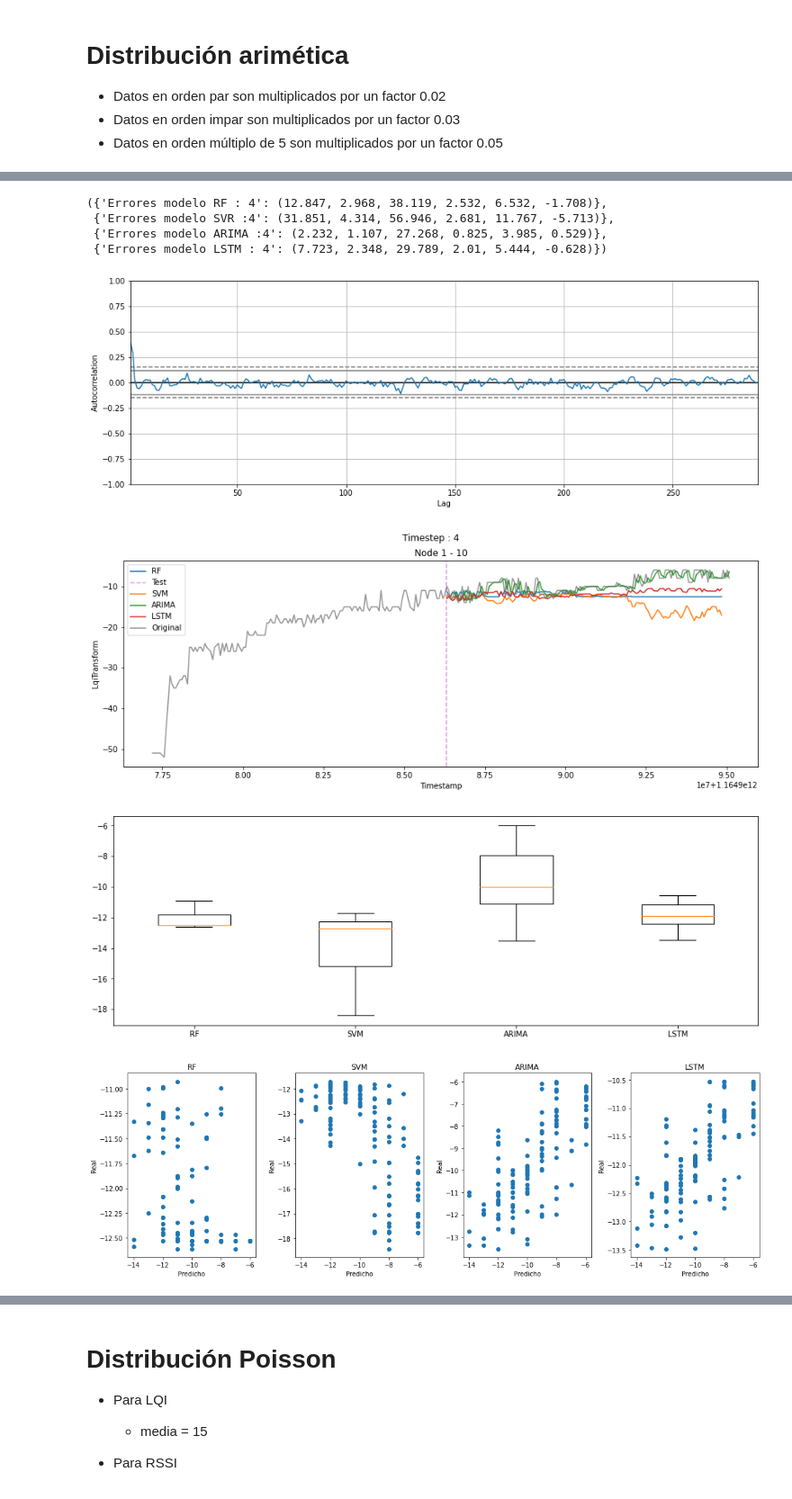
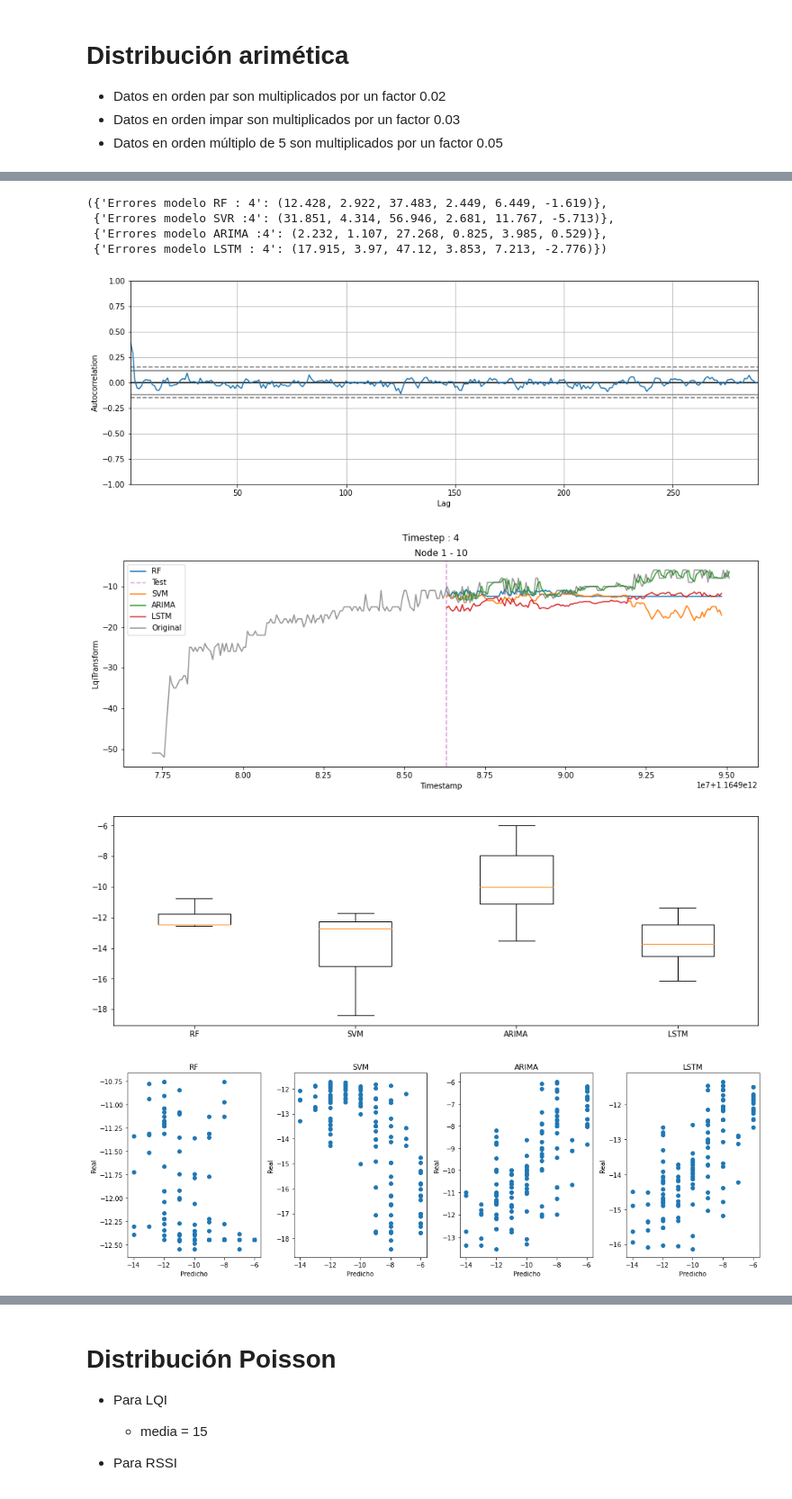
Before and after one commit to juandmantilla/Prediccion-LQI-RSSI-series-de-tiempo, a Jupyter notebook: Experimentos.ipynb, the cells around one changed output, grey strips where cells are left out. Shown at 90% size. Drawn from its saved outputs; the diff is of its cells as text; code cells hidden in the pictures.

```diff
--- a/Experimentos.ipynb
+++ b/Experimentos.ipynb
@@ -741,7 +741,7 @@ def ejecutarModelos(diferencia, promediada, path, nodeId, SrcNode, indicador, nu
                 dicLSTM["Errores modelo LSTM : " + str(i)] = errorLSTM
 
 
-            elif(i>1):
+            elif(i>1 or i<=5):
 
                 #Ejecutar modelos para más pasos históricos
                 datosML = multiplesPasos(datos, indicador, i)    #----> Sólo para RF Y SVM
@@ -1102,32 +1102,32 @@ Valores críticos
 # %%
 path = "/content/drive/My Drive/PROYECTO -- EXPERIMENTOS/dataAritmetica.csv"
 nodeId = 1
 SrcNode = 10
 indicador = "LqiTransform"
 numNeuronas = 32
-epocas = 32
+epocas = 512
 porcentaje = 0.5
 pasosHistoricos = 4
 
 ejecutarModelos(False, False, path, nodeId, SrcNode, indicador, numNeuronas, epocas, porcentaje, pasosHistoricos)
 # %% [output]
 ---------------------- DICKEY - FULLER ----------------------
 ADF Estadistico: -12.576093
 Valor p: 0.000000
 Valores críticos
         1%: -3.45326
         5%: -2.87163
         10%: -2.57215
 -------------------------------------------------------------
 ----------------------- SIN DIFERENCIAS ---------------------
-({'Errores modelo RF : 4': (12.847, 2.968, 38.119, 2.532, 6.532, -1.708)},
+({'Errores modelo RF : 4': (12.428, 2.922, 37.483, 2.449, 6.449, -1.619)},
  {'Errores modelo SVR :4': (31.851, 4.314, 56.946, 2.681, 11.767, -5.713)},
  {'Errores modelo ARIMA :4': (2.232, 1.107, 27.268, 0.825, 3.985, 0.529)},
- {'Errores modelo LSTM : 4': (7.723, 2.348, 29.789, 2.01, 5.444, -0.628)})
+ {'Errores modelo LSTM : 4': (17.915, 3.97, 47.12, 3.853, 7.213, -2.776)})
 [figure]
-[figure, old version]
+[figure, new version]
-[figure, old version]
+[figure, new version]
-[figure, old version]
+[figure, new version]
 # %%
 ejecutarModelos(True, False, path, nodeId, SrcNode, indicador, numNeuronas, epocas, porcentaje, pasosHistoricos )
 # %% [output]
```
Also changed, not shown: parts of 9 cells of this notebook.
